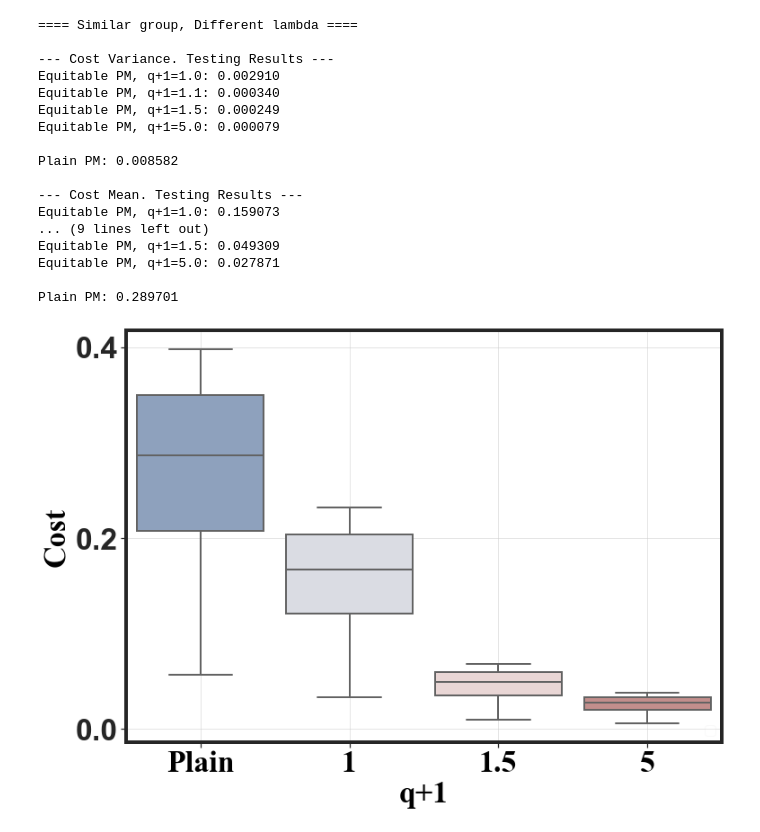
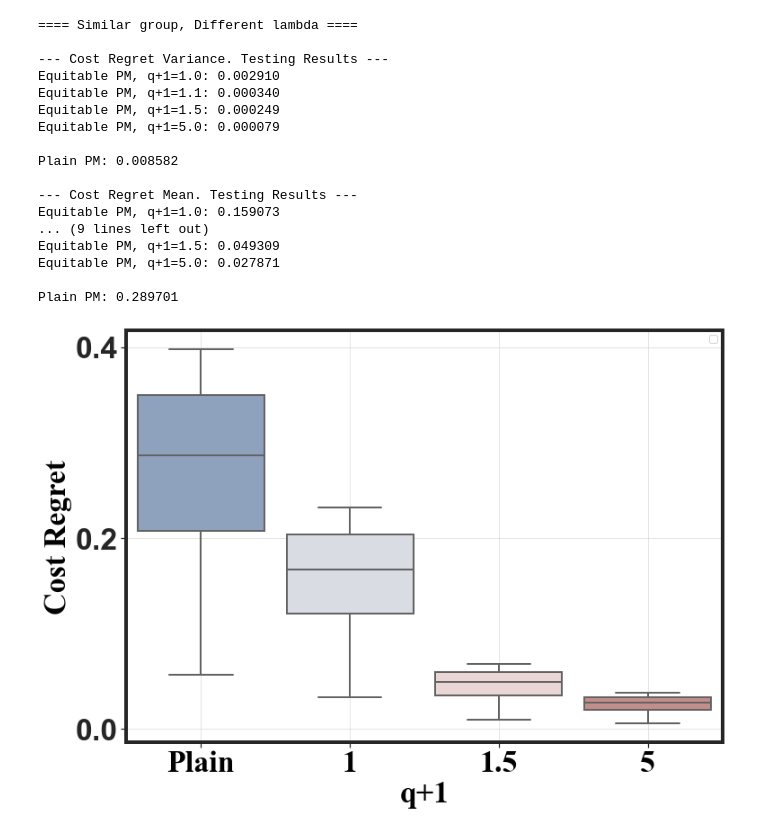
Before and after one commit to Ren-Research/Socially-Equitable-Public-Models, a Jupyter notebook: results/dc/plots.ipynb, the cells around one changed output. Saved outputs shown, nothing was run; the diff lists cells and outputs as text; code cells hidden in the pictures.

```diff
--- a/results/dc/plots.ipynb
+++ b/results/dc/plots.ipynb
@@ -9,21 +9,21 @@ diffs1_5 = np.load('./costs_d/diffs_q1_5.npy', allow_pickle=True)
 diffs5 = np.load('./costs_d/diffs_q5.npy', allow_pickle=True)
 
 print("==== Similar group, Different lambda ====\n")
-print("--- Cost Variance. Testing Results ---")
+print("--- Cost Regret Variance. Testing Results ---")
 print(f"Equitable PM, q+1=1.0: {np.var(diffs1):.6f}")
 print(f"Equitable PM, q+1=1.1: {np.var(diffs1_1):.6f}")
 print(f"Equitable PM, q+1=1.5: {np.var(diffs1_5):.6f}")
 print(f"Equitable PM, q+1=5.0: {np.var(diffs5):.6f}", "\n")
 print(f"Plain PM: {np.var(diffs_mse):.6f}\n")
 
-print("--- Cost Mean. Testing Results ---")
+print("--- Cost Regret Mean. Testing Results ---")
 print(f"Equitable PM, q+1=1.0: {np.mean(diffs1):.6f}")
 print(f"Equitable PM, q+1=1.1: {np.mean(diffs1_1):.6f}")
 print(f"Equitable PM, q+1=1.5: {np.mean(diffs1_5):.6f}")
 print(f"Equitable PM, q+1=5.0: {np.mean(diffs5):.6f}", "\n")
 print(f"Plain PM: {np.mean(diffs_mse):.6f}\n")
 
-print("--- Cost Quantile (C95 - C5). Testing Results ---")
+print("--- Cost Regret Quantile (C95 - C5). Testing Results ---")
 print(f"Equitable PM, q+1=1.0: {np.percentile(diffs1, 95) - np.percentile(diffs1, 5):.6f}")
 print(f"Equitable PM, q+1=1.1: {np.percentile(diffs1_1, 95) - np.percentile(diffs1_1, 5):.6f}")
 print(f"Equitable PM, q+1=1.5: {np.percentile(diffs1_5, 95) - np.percentile(diffs1_5, 5):.6f}")
@@ -32,7 +32,7 @@ print(f"Plain PM: {np.percentile(diffs_mse, 95) - np.percentile(diffs_mse, 5):.6
 # %% [output]
 ==== Similar group, Different lambda ====
 
---- Cost Variance. Testing Results ---
+--- Cost Regret Variance. Testing Results ---
 Equitable PM, q+1=1.0: 0.002910
 Equitable PM, q+1=1.1: 0.000340
 Equitable PM, q+1=1.5: 0.000249
@@ -40,7 +40,7 @@ Equitable PM, q+1=5.0: 0.000079
 
 Plain PM: 0.008582
 
---- Cost Mean. Testing Results ---
+--- Cost Regret Mean. Testing Results ---
 Equitable PM, q+1=1.0: 0.159073
 ... (9 lines left out)
 Equitable PM, q+1=1.5: 0.049309
@@ -90,36 +90,36 @@ font = {'family': 'Times New Roman',
 
 b.set_ylabel("")
 
 f.tight_layout()
 
 plt.yticks([0, 0.2, 0.4],fontsize = 34,fontweight='bold')
 plt.xticks(ticks=[0, 1, 2, 3], labels=['Plain', '1', '1.5', '5'], fontdict=font)
 
 ax.spines['bottom'].set_linewidth(4);
 ax.spines['left'].set_linewidth(4);
 ax.spines['right'].set_linewidth(4);
 ax.spines['top'].set_linewidth(4);
 
 
 handles,labels = ax.get_legend_handles_labels()
 
 lengend_order = [j for j in range(len(labels))]
 
 sorted_legends = [labels_vis[i] for i in lengend_order]
 sorted_handles = [handles[i] for i in lengend_order]
 plt.legend(sorted_handles,sorted_legends,prop={'size': 15, 'weight':'bold'},ncol=1,
            framealpha=0.1,loc='lower right')
 
 ax.set_xlabel("q+1", fontweight='bold', fontdict=font)
-ax.set_ylabel("Cost", fontweight='bold', fontdict=font)
+ax.set_ylabel("Cost Regret", fontweight='bold', fontdict=font)
 
 
-
+plt.legend("")
 plt.grid(True,alpha=0.5)
 # plt.savefig(pdf_file, bbox_inches='tight')
 plt.show()
 # %% [output]
-[figure, old version]
+[figure, new version]
 # %%
 import pandas as pd
 import seaborn as sns
```
Also changed, not shown: parts of 5 cells of this notebook, 1 other file.
